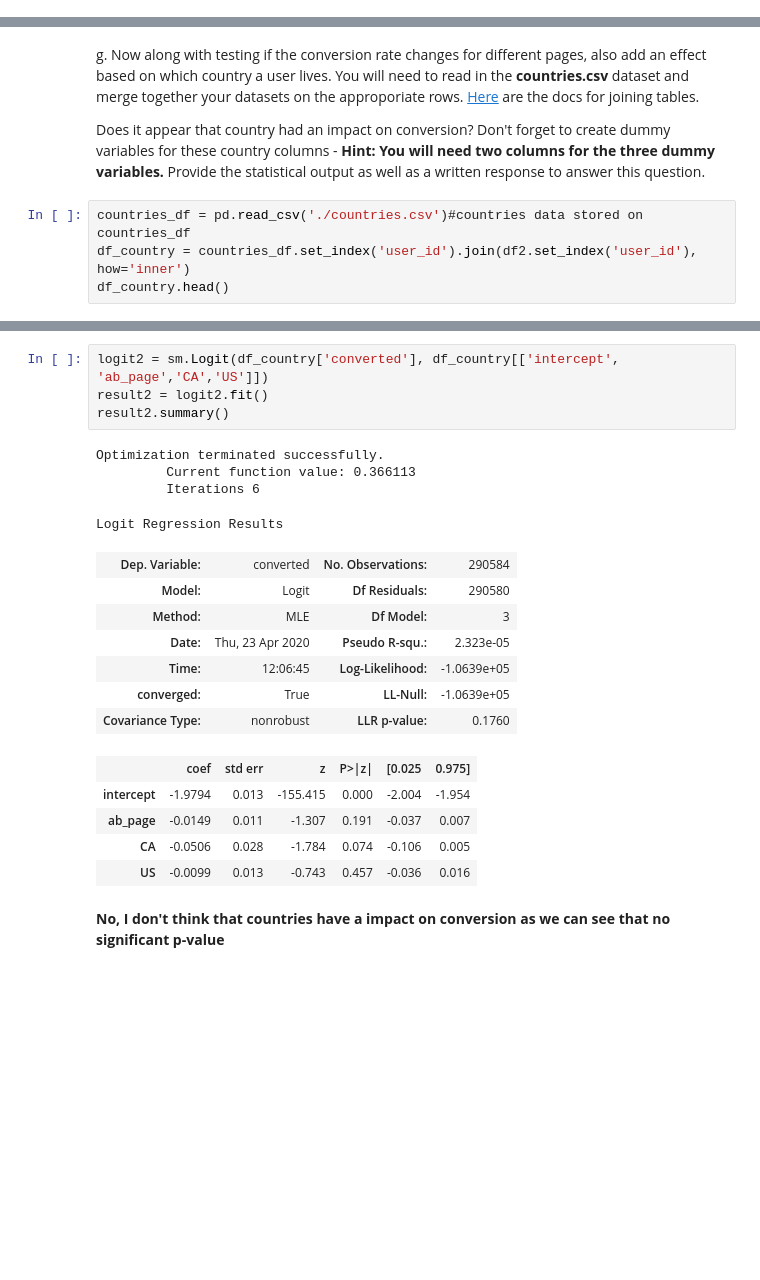
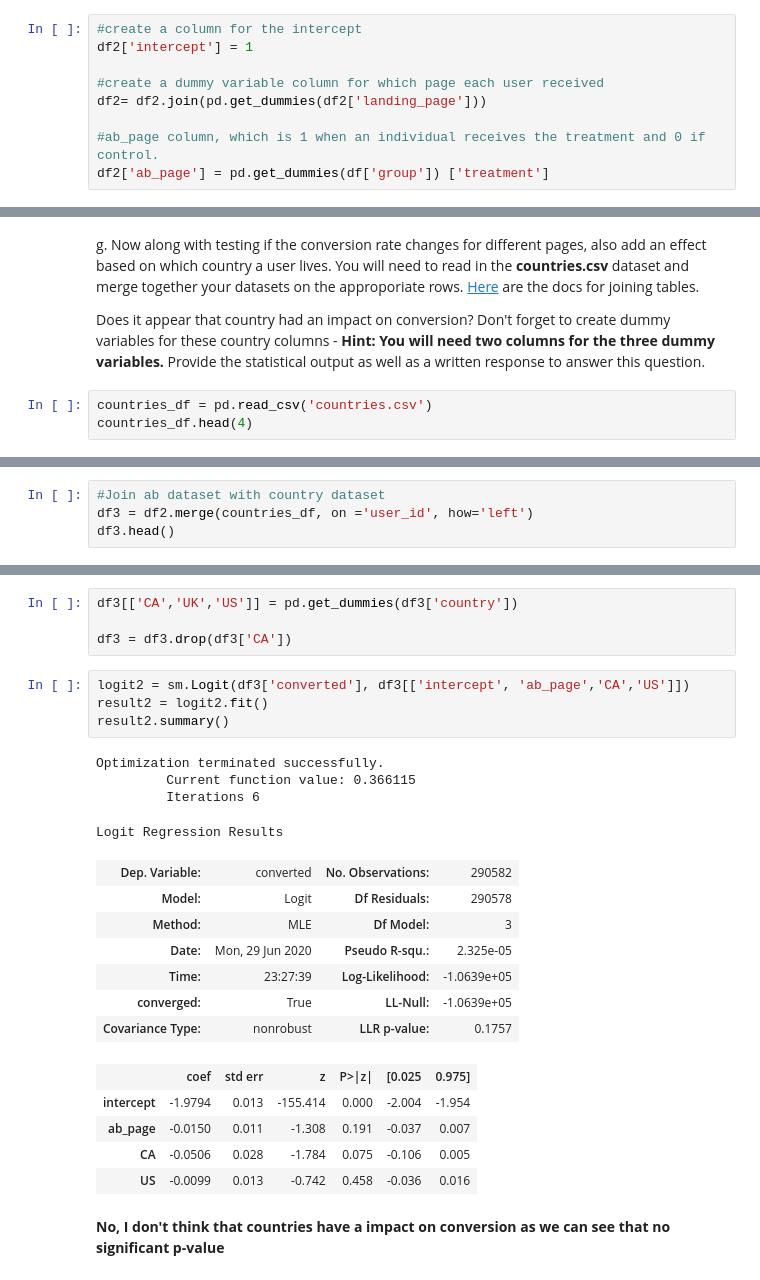
Before and after one commit to ketan1741/UDACITY-DATA-ANALYST-NANODEGREE, a Jupyter notebook: Project_3/Analyze_ab_test_results_notebook.ipynb, the cells around one changed output, grey strips where cells are left out. Saved outputs shown, nothing was run; the diff lists cells and outputs as text; blank space fills up the shorter version.

```diff
--- a/Project_3/Analyze_ab_test_results_notebook.ipynb
+++ b/Project_3/Analyze_ab_test_results_notebook.ipynb
@@ -334,0 +407,9 @@ df2.head()
+# %%
+#create a column for the intercept
+df2['intercept'] = 1
+
+#create a dummy variable column for which page each user received
+df2= df2.join(pd.get_dummies(df2['landing_page']))
+
+#ab_page column, which is 1 when an individual receives the treatment and 0 if control.
+df2['ab_page'] = pd.get_dummies(df['group']) ['treatment']
@@ -374,7 +464,6 @@ g. Now along with testing if the conversion rate changes for different pages, al
 
 Does it appear that country had an impact on conversion?  Don't forget to create dummy variables for these country columns - **Hint: You will need two columns for the three dummy variables.** Provide the statistical output as well as a written response to answer this question.
 # %%
-countries_df = pd.read_csv('./countries.csv')#countries data stored on countries_df
-df_country = countries_df.set_index('user_id').join(df2.set_index('user_id'), how='inner')
-df_country.head()
+countries_df = pd.read_csv('countries.csv')
+countries_df.head(4)
 # %% [output]
@@ -399,0 +475,4 @@ df_country.head()
+# %%
+#Join ab dataset with country dataset
+df3 = df2.merge(countries_df, on ='user_id', how='left')
+df3.head()
@@ -400,24 +486,28 @@ df_country.head()
+# %%
+df3[['CA','UK','US']] = pd.get_dummies(df3['country'])
+
+df3 = df3.drop(df3['CA'])
 # %%
-logit2 = sm.Logit(df_country['converted'], df_country[['intercept', 'ab_page','CA','US']])
+logit2 = sm.Logit(df3['converted'], df3[['intercept', 'ab_page','CA','US']])
 result2 = logit2.fit()
 result2.summary()
 # %% [output]
 Optimization terminated successfully.
-         Current function value: 0.366113
+         Current function value: 0.366115
          Iterations 6
 Logit Regression Results
-| Dep. Variable: | converted | No. Observations: | 290584 |
-| Model: | Logit | Df Residuals: | 290580 |
+| Dep. Variable: | converted | No. Observations: | 290582 |
+| Model: | Logit | Df Residuals: | 290578 |
 | Method: | MLE | Df Model: | 3 |
-| Date: | Thu, 23 Apr 2020 | Pseudo R-squ.: | 2.323e-05 |
-| Time: | 12:06:45 | Log-Likelihood: | -1.0639e+05 |
+| Date: | Mon, 29 Jun 2020 | Pseudo R-squ.: | 2.325e-05 |
+| Time: | 23:27:39 | Log-Likelihood: | -1.0639e+05 |
 | converged: | True | LL-Null: | -1.0639e+05 |
-| Covariance Type: | nonrobust | LLR p-value: | 0.1760 |
+| Covariance Type: | nonrobust | LLR p-value: | 0.1757 |
 |  | coef | std err | z | P>|z| | [0.025 | 0.975] |
-| intercept | -1.9794 | 0.013 | -155.415 | 0.000 | -2.004 | -1.954 |
-| ab_page | -0.0149 | 0.011 | -1.307 | 0.191 | -0.037 | 0.007 |
-| CA | -0.0506 | 0.028 | -1.784 | 0.074 | -0.106 | 0.005 |
-| US | -0.0099 | 0.013 | -0.743 | 0.457 | -0.036 | 0.016 |
+| intercept | -1.9794 | 0.013 | -155.414 | 0.000 | -2.004 | -1.954 |
+| ab_page | -0.0150 | 0.011 | -1.308 | 0.191 | -0.037 | 0.007 |
+| CA | -0.0506 | 0.028 | -1.784 | 0.075 | -0.106 | 0.005 |
+| US | -0.0099 | 0.013 | -0.742 | 0.458 | -0.036 | 0.016 |
 # %% [markdown]
 **No, I don't think that countries have a impact on conversion as we can see that no significant p-value**
 # %% [markdown]
```
Also changed, not shown: parts of 80 cells of this notebook, 1 other file.
